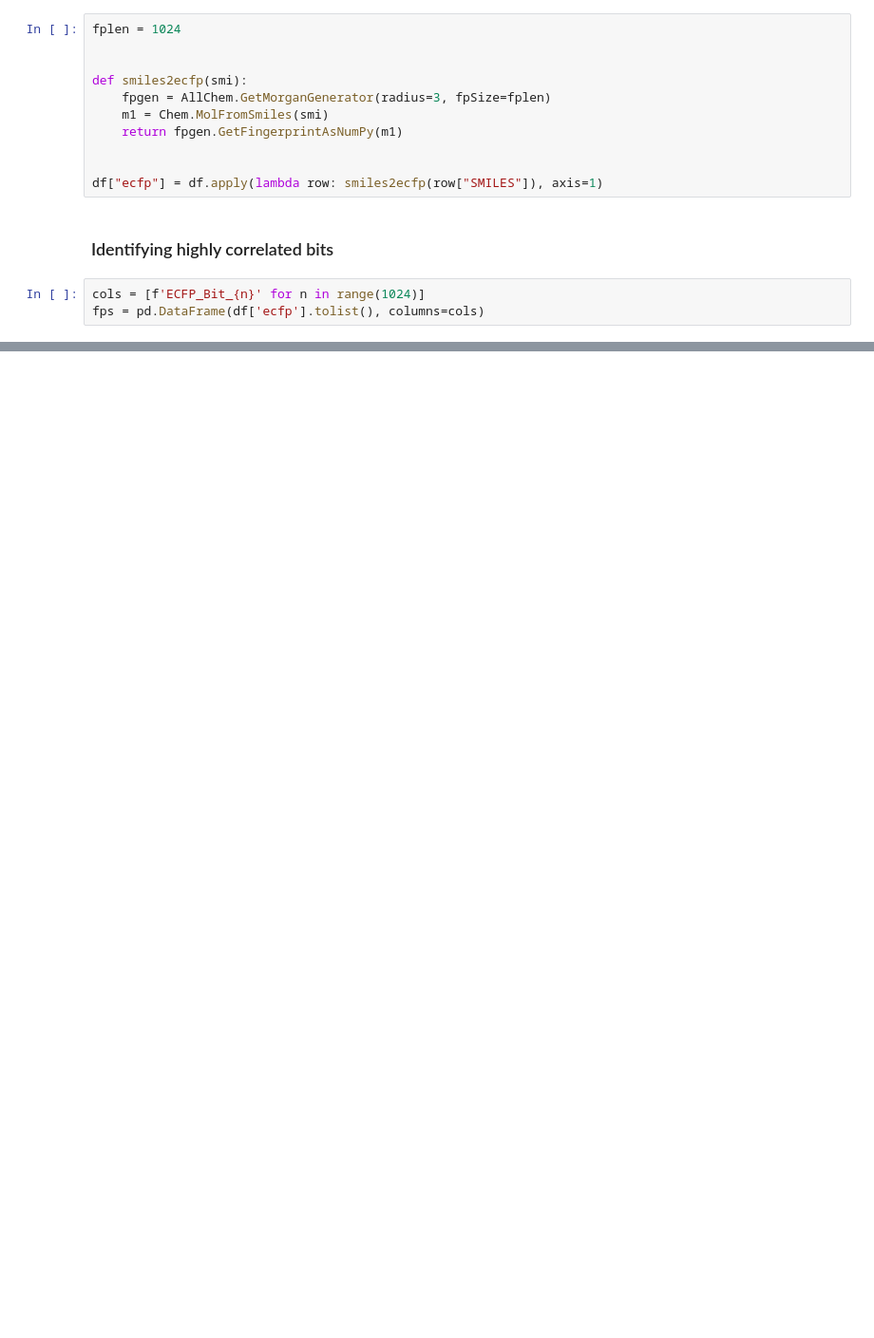
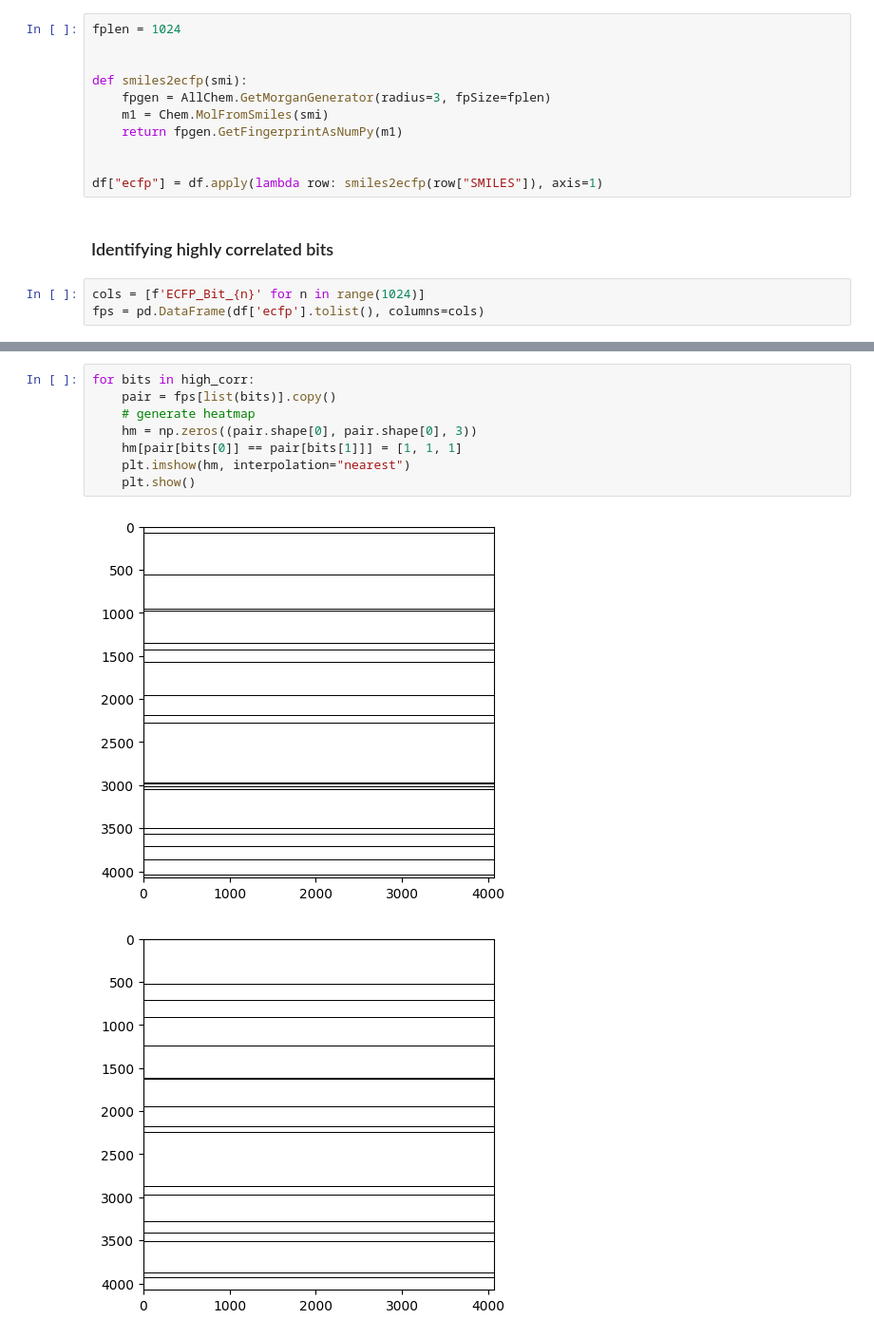
Before and after one commit to mad-cpi/qc_fujitsu, a Jupyter notebook: sandbox/dhruv/test_correlation.ipynb, the cells around one changed output, grey strips where cells are left out. Shown: that part at 95% size. Cells and saved outputs as stored; diff of their text form; blank space fills up the shorter version.

Commit message:
Bit correlation visualization

```diff
--- a/sandbox/dhruv/test_correlation.ipynb
+++ b/sandbox/dhruv/test_correlation.ipynb
@@ -44,0 +47,11 @@ print(len(high_corr))
+# %%
+for bits in high_corr:
+    pair = fps[list(bits)].copy()
+    # generate heatmap
+    hm = np.zeros((pair.shape[0], pair.shape[0], 3))
+    hm[pair[bits[0]] == pair[bits[1]]] = [1, 1, 1]
+    plt.imshow(hm, interpolation="nearest")
+    plt.show()
+# %% [output]
+[figure, added]
+[figure, added]
```
Also changed, not shown: parts of 3 cells of this notebook.
